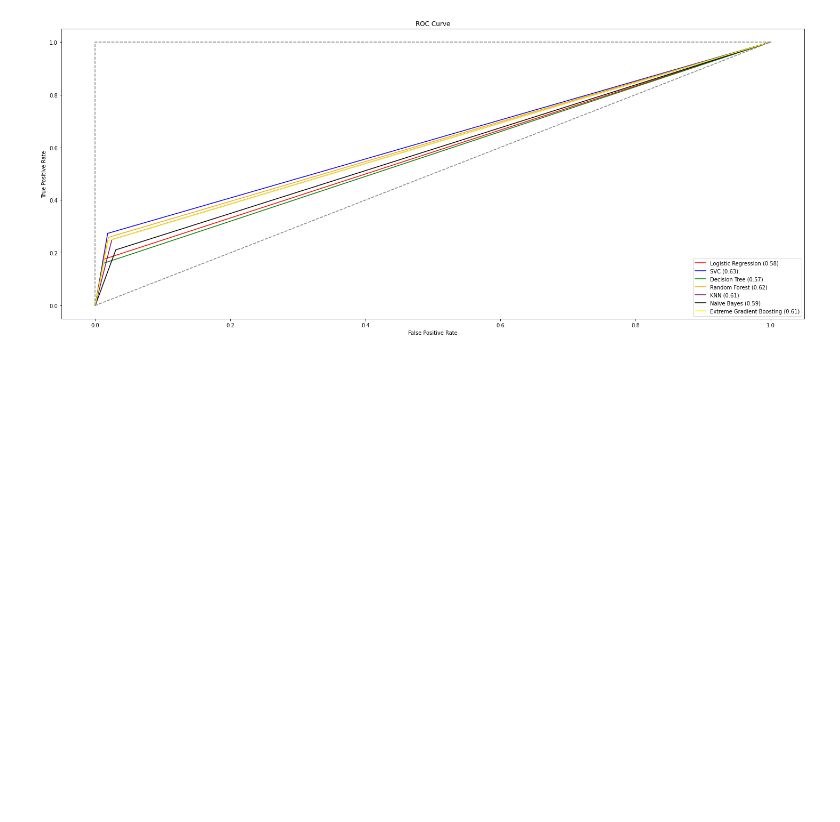
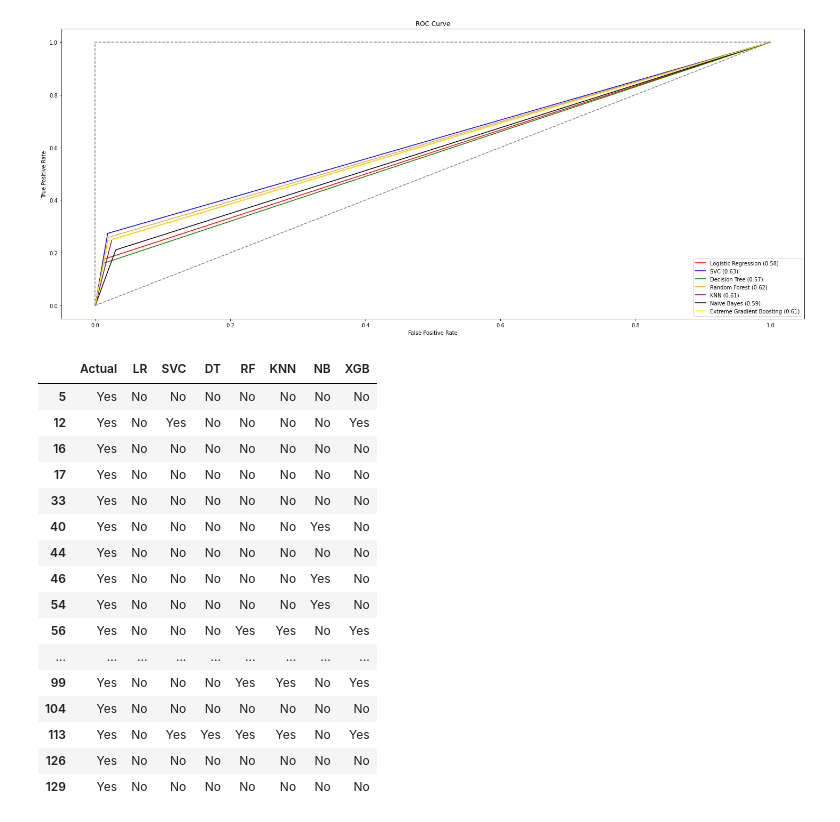
Before and after one commit to Penzragon/h8dsft_P1Milestone1, a Jupyter notebook: script.ipynb, the cells around one changed output. Saved outputs shown, nothing was run; the diff lists cells and outputs as text; code cells hidden in the pictures; blank space fills up the shorter version.

Commit message:
Add prediction output

```diff
--- a/script.ipynb
+++ b/script.ipynb
@@ -1202,3 +1202,35 @@ plt.title('ROC Curve')
 plt.show()
 # %% [output]
 [figure]
+# %%
+logistic_pred = pd.DataFrame(best_logistic.predict(X_test))
+svc_pred = pd.DataFrame(best_svc.predict(X_test))
+tree_pred = pd.DataFrame(best_tree.predict(X_test))
+forest_pred = pd.DataFrame(best_forest.predict(X_test))
+knn_pred = pd.DataFrame(best_knn.predict(X_test))
+naive_pred = pd.DataFrame(best_naive.predict(X_test))
+xgb_pred = pd.DataFrame(best_xgb.predict(X_test))
+
+preds = pd.concat([df_test['subscribed'].reset_index(drop=True), logistic_pred, svc_pred, tree_pred, forest_pred, knn_pred, naive_pred, xgb_pred], axis=1)
+preds.columns = ['Actual', 'LR', 'SVC', 'DT', 'RF', 'KNN', 'NB', 'XGB']
+for i in preds.columns:
+    preds[i] = preds[i].apply(lambda x: 'Yes' if x == 1 else 'No')
+preds[preds.Actual == 'Yes'].head(20)
+# %% [output]
+|  | Actual | LR | SVC | DT | RF | KNN | NB | XGB |
+| 5 | Yes | No | No | No | No | No | No | No |
+| 12 | Yes | No | Yes | No | No | No | No | Yes |
+| 16 | Yes | No | No | No | No | No | No | No |
+| 17 | Yes | No | No | No | No | No | No | No |
+| 33 | Yes | No | No | No | No | No | No | No |
+| 40 | Yes | No | No | No | No | No | Yes | No |
+| 44 | Yes | No | No | No | No | No | No | No |
+| 46 | Yes | No | No | No | No | No | Yes | No |
+| 54 | Yes | No | No | No | No | No | Yes | No |
+| 56 | Yes | No | No | No | Yes | Yes | No | Yes |
+| ... | ... | ... | ... | ... | ... | ... | ... | ... |
+| 99 | Yes | No | No | No | Yes | Yes | No | Yes |
+| 104 | Yes | No | No | No | No | No | No | No |
+| 113 | Yes | No | Yes | Yes | Yes | Yes | No | Yes |
+| 126 | Yes | No | No | No | No | No | No | No |
+| 129 | Yes | No | No | No | No | No | No | No |
```
